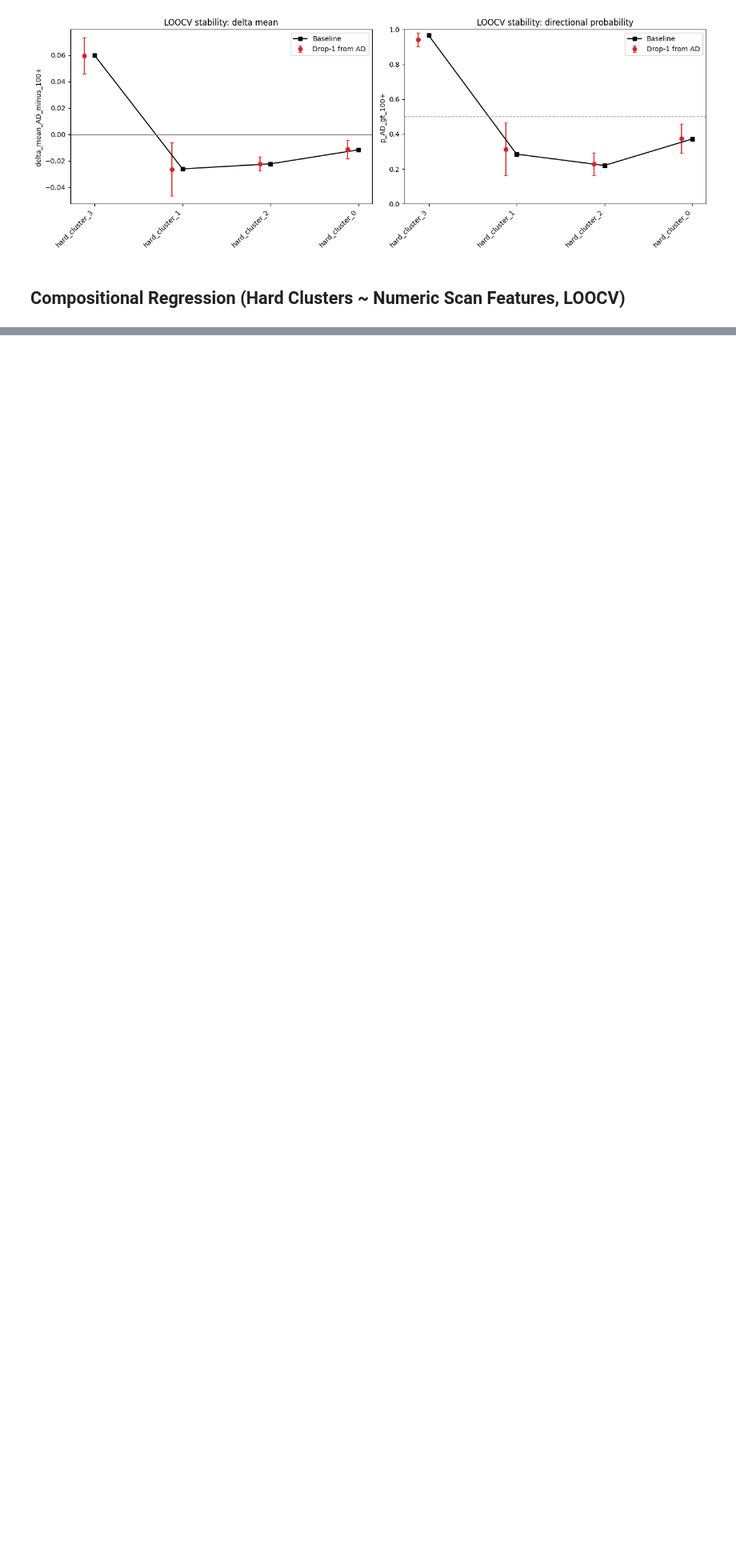
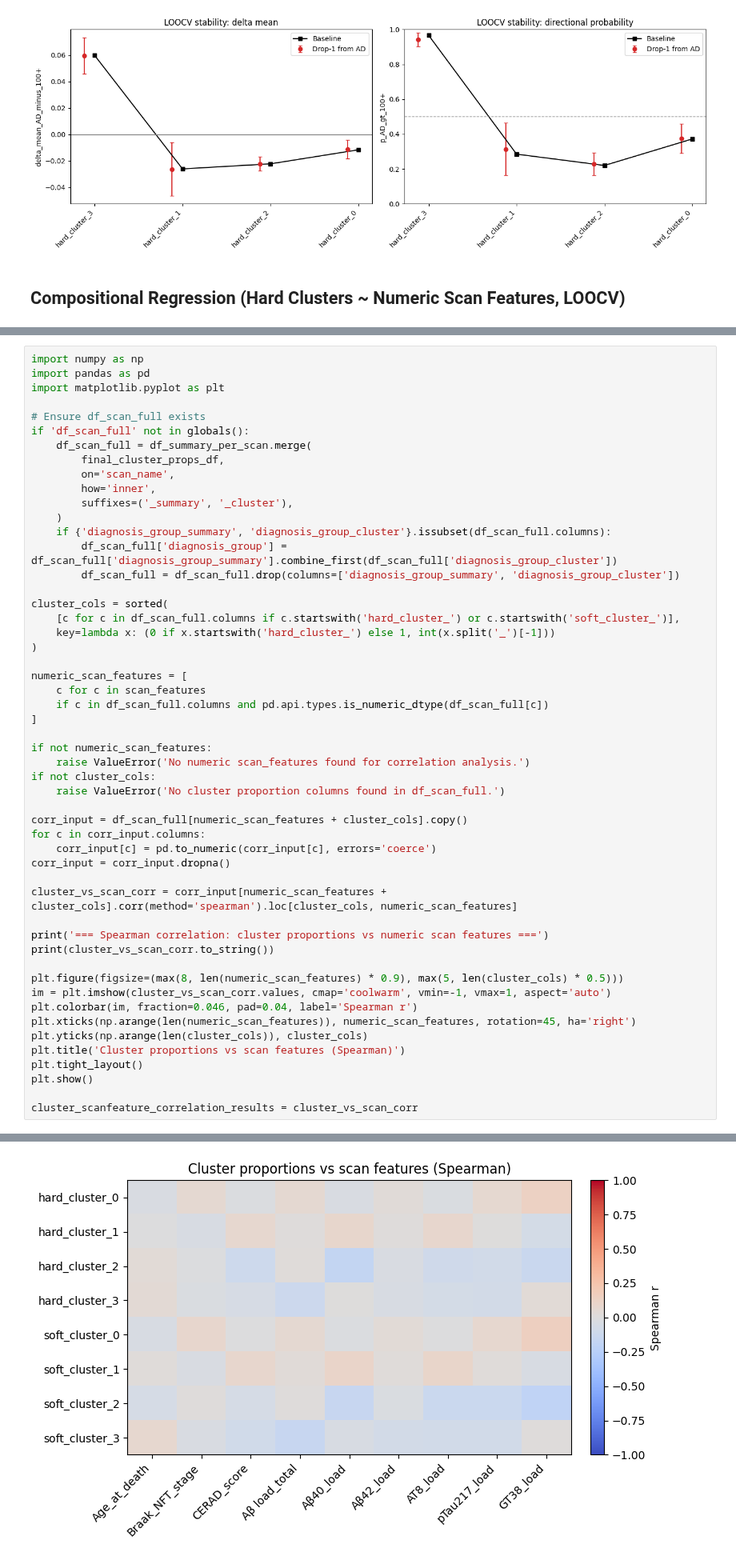
Before and after one commit to cwissyboi/AutomaticMicrogliaMorphologyAnalysis, a Jupyter notebook: initial_pipeline/analysis/ad_vs_100_analysis.ipynb, the cells around one changed output, grey strips where cells are left out. Shown at 80% size. Saved outputs shown, nothing was run; the diff lists cells and outputs as text; blank space fills up the shorter version.

Commit message:
correlation between clusters and scan features

```diff
--- a/initial_pipeline/analysis/ad_vs_100_analysis.ipynb
+++ b/initial_pipeline/analysis/ad_vs_100_analysis.ipynb
@@ -974,0 +1127,53 @@ hard_cluster_2_vs_hard_cluster_3      0.229799         0.069927    -0.216949
+# %%
+import numpy as np
+import pandas as pd
+import matplotlib.pyplot as plt
+
+# Ensure df_scan_full exists
+if 'df_scan_full' not in globals():
+    df_scan_full = df_summary_per_scan.merge(
+        final_cluster_props_df,
+        on='scan_name',
+        how='inner',
+        suffixes=('_summary', '_cluster'),
+    )
+    if {'diagnosis_group_summary', 'diagnosis_group_cluster'}.issubset(df_scan_full.columns):
+        df_scan_full['diagnosis_group'] = df_scan_full['diagnosis_group_summary'].combine_first(df_scan_full['diagnosis_group_cluster'])
+        df_scan_full = df_scan_full.drop(columns=['diagnosis_group_summary', 'diagnosis_group_cluster'])
+
+cluster_cols = sorted(
+    [c for c in df_scan_full.columns if c.startswith('hard_cluster_') or c.startswith('soft_cluster_')],
+    key=lambda x: (0 if x.startswith('hard_cluster_') else 1, int(x.split('_')[-1]))
+)
+
+numeric_scan_features = [
+    c for c in scan_features
+    if c in df_scan_full.columns and pd.api.types.is_numeric_dtype(df_scan_full[c])
+]
+
+if not numeric_scan_features:
+    raise ValueError('No numeric scan_features found for correlation analysis.')
+if not cluster_cols:
+    raise ValueError('No cluster proportion columns found in df_scan_full.')
+
+corr_input = df_scan_full[numeric_scan_features + cluster_cols].copy()
+for c in corr_input.columns:
+    corr_input[c] = pd.to_numeric(corr_input[c], errors='coerce')
+corr_input = corr_input.dropna()
+
+cluster_vs_scan_corr = corr_input[numeric_scan_features + cluster_cols].corr(method='spearman').loc[cluster_cols, numeric_scan_features]
+
+print('=== Spearman correlation: cluster proportions vs numeric scan features ===')
+print(cluster_vs_scan_corr.to_string())
+
+plt.figure(figsize=(max(8, len(numeric_scan_features) * 0.9), max(5, len(cluster_cols) * 0.5)))
+im = plt.imshow(cluster_vs_scan_corr.values, cmap='coolwarm', vmin=-1, vmax=1, aspect='auto')
+plt.colorbar(im, fraction=0.046, pad=0.04, label='Spearman r')
+plt.xticks(np.arange(len(numeric_scan_features)), numeric_scan_features, rotation=45, ha='right')
+plt.yticks(np.arange(len(cluster_cols)), cluster_cols)
+plt.title('Cluster proportions vs scan features (Spearman)')
+plt.tight_layout()
+plt.show()
+
+cluster_scanfeature_correlation_results = cluster_vs_scan_corr
+# %% [output]
@@ -974,0 +1190 @@ hard_cluster_2_vs_hard_cluster_3      0.229799         0.069927    -0.216949
+[figure, added]
```
Also changed, not shown: parts of 5 cells of this notebook.
